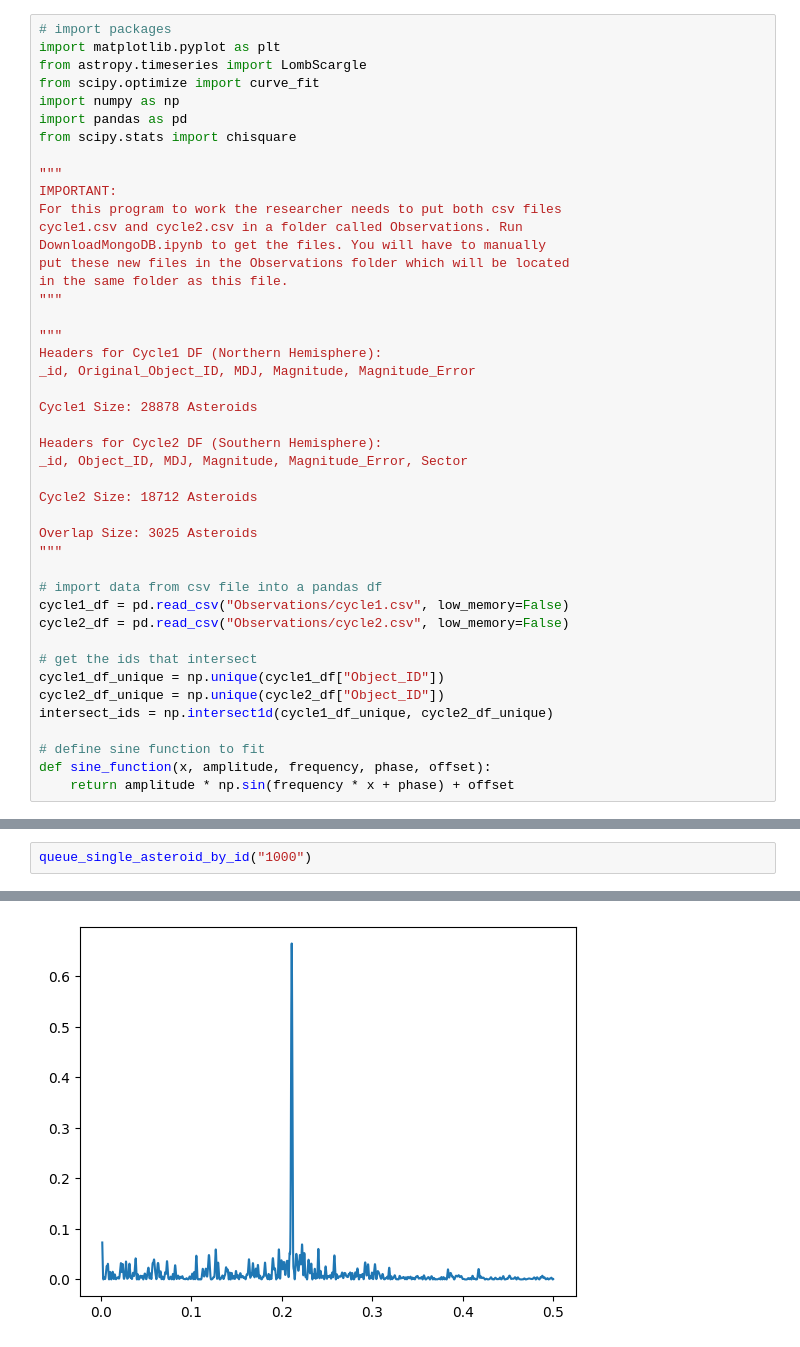
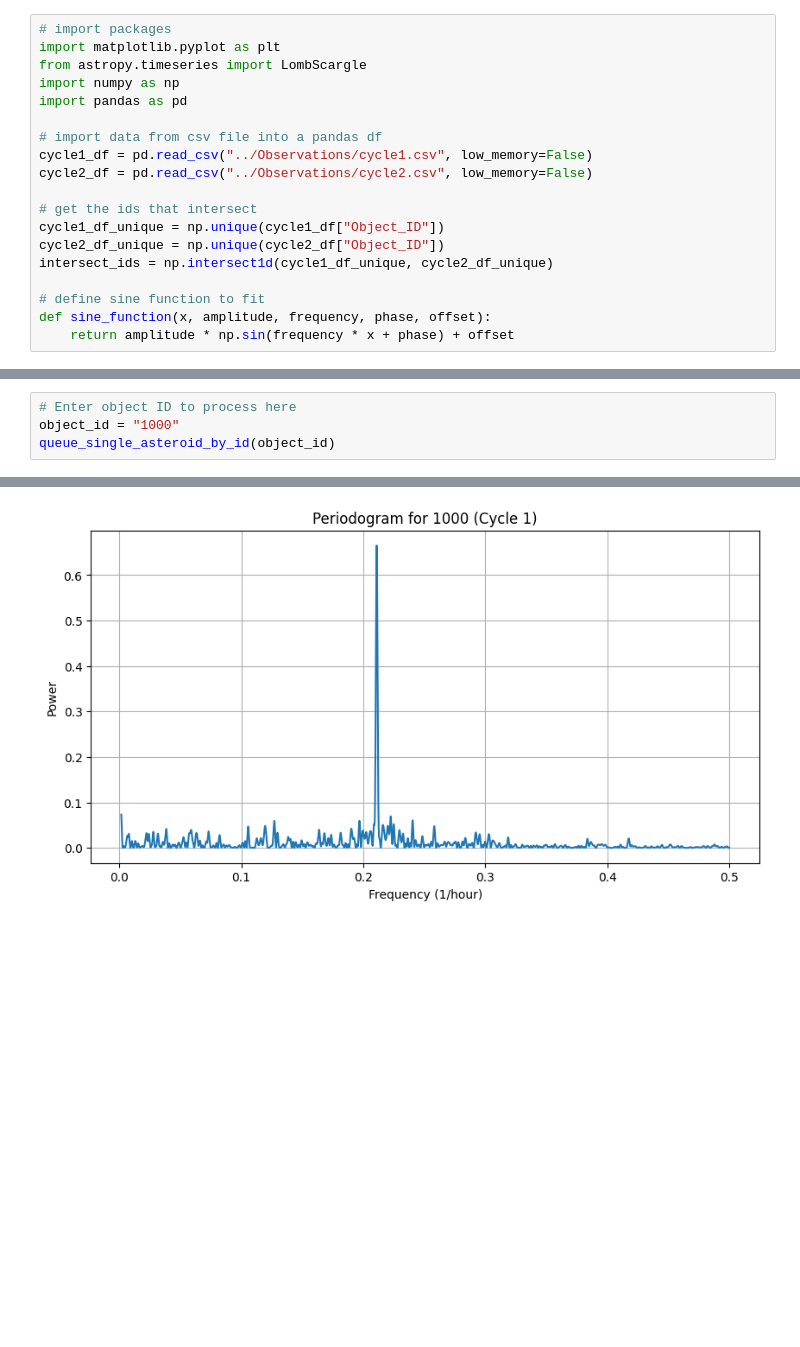
Before and after one commit to aidengseay/AstroInfoGroup1, a Jupyter notebook: LightCurveGrab/QueueSingleAsteroid.ipynb, the cells around one changed output, grey strips where cells are left out. Cells and saved outputs as stored; diff of their text form; blank space fills up the shorter version.

Commit message:
added QOL features to QueueSingleAsteroid script and updated .gitignore

```diff
--- a/LightCurveGrab/QueueSingleAsteroid.ipynb
+++ b/LightCurveGrab/QueueSingleAsteroid.ipynb
@@ -2,37 +2,12 @@
 # import packages
 import matplotlib.pyplot as plt
 from astropy.timeseries import LombScargle
-from scipy.optimize import curve_fit
 import numpy as np
 import pandas as pd
-from scipy.stats import chisquare
-
-"""
-IMPORTANT:
-For this program to work the researcher needs to put both csv files
-cycle1.csv and cycle2.csv in a folder called Observations. Run
-DownloadMongoDB.ipynb to get the files. You will have to manually
-put these new files in the Observations folder which will be located
-in the same folder as this file.
-"""
-
-"""
-Headers for Cycle1 DF (Northern Hemisphere):
-_id, Original_Object_ID, MDJ, Magnitude, Magnitude_Error
-
-Cycle1 Size: 28878 Asteroids
-
-Headers for Cycle2 DF (Southern Hemisphere):
-_id, Object_ID, MDJ, Magnitude, Magnitude_Error, Sector
-
-Cycle2 Size: 18712 Asteroids
-
-Overlap Size: 3025 Asteroids
-"""
 
 # import data from csv file into a pandas df
-cycle1_df = pd.read_csv("Observations/cycle1.csv", low_memory=False)
-cycle2_df = pd.read_csv("Observations/cycle2.csv", low_memory=False)
+cycle1_df = pd.read_csv("../Observations/cycle1.csv", low_memory=False)
+cycle2_df = pd.read_csv("../Observations/cycle2.csv", low_memory=False)
 
 # get the ids that intersect
 cycle1_df_unique = np.unique(cycle1_df["Object_ID"])
@@ -95,5 +92,7 @@ def queue_single_asteroid_by_id(asteroid_id):
     plt.grid(True)
     plt.show()
 # %%
-queue_single_asteroid_by_id("1000")
+# Enter object ID to process here
+object_id = "1000"
+queue_single_asteroid_by_id(object_id)
 # %% [output]
@@ -100 +100 @@ queue_single_asteroid_by_id("1000")
-[figure, old version]
+[figure, new version]
```
Also changed, not shown: parts of 2 cells of this notebook, 1 other file.
